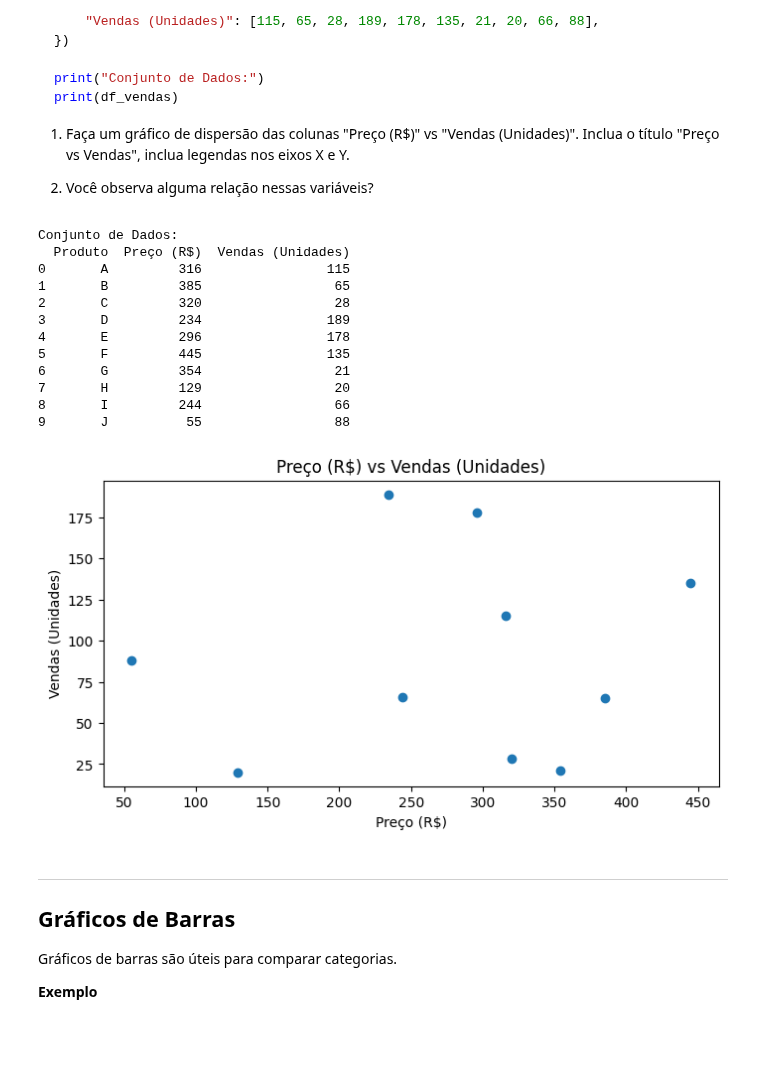
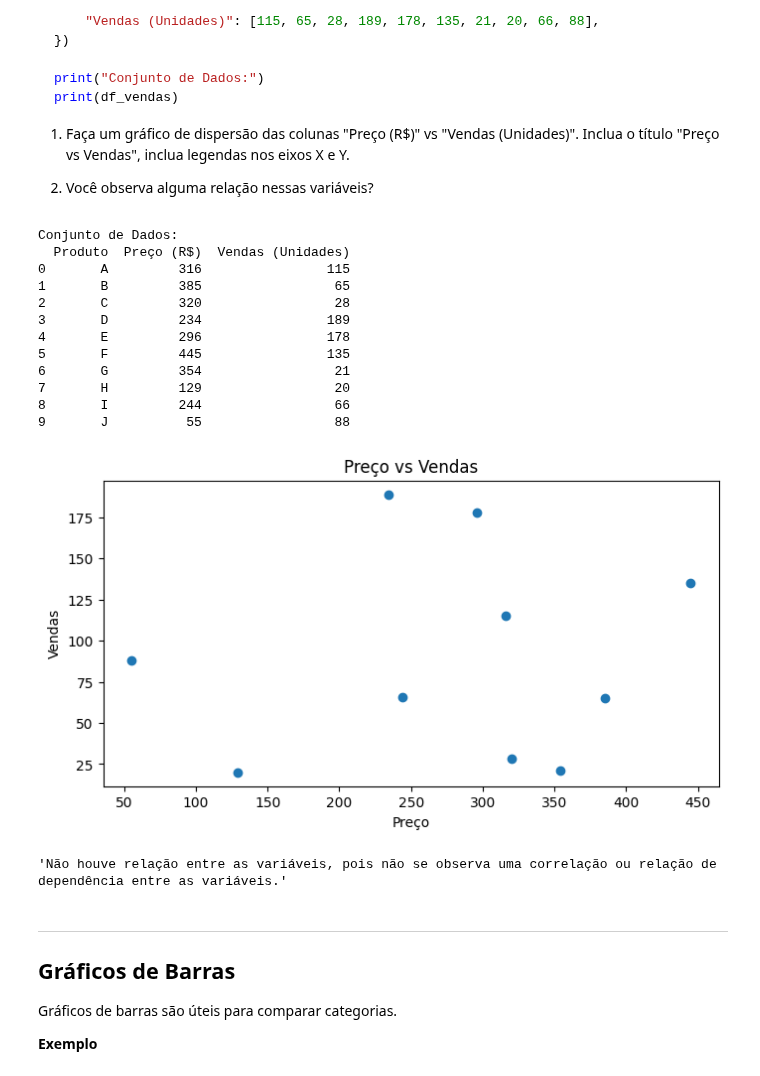
Before and after one commit to py222015328/CEE2, a Jupyter notebook: 14_matplotlib.ipynb, the cells around one changed output. Drawn from its saved outputs; the diff is of its cells as text; code cells hidden in the pictures; blank space fills up the shorter version.

```diff
--- a/14_matplotlib.ipynb
+++ b/14_matplotlib.ipynb
@@ -289,40 +286,40 @@ import numpy as np
 
 np.random.seed(42)
 df_vendas = pd.DataFrame({
     "Produto": ["A", "B", "C", "D", "E", "F", "G", "H", "I", "J"],
     "Preço (R$)": [316, 385, 320, 234, 296, 445, 354, 129, 244, 55],
     "Vendas (Unidades)": [115, 65, 28, 189, 178, 135, 21, 20, 66, 88],
 })
 
 print("Conjunto de Dados:")
 print(df_vendas)
 
 x = df_vendas['Preço (R$)']
 y= df_vendas['Vendas (Unidades)']
 
 plt.figure(figsize=(8,4))
 plt.scatter(x,y)
-plt.title('Preço (R$) vs Vendas (Unidades)')
-plt.xlabel('Preço (R$)')
-plt.ylabel('Vendas (Unidades)')
+plt.title('Preço vs Vendas')
+plt.xlabel('Preço')
+plt.ylabel('Vendas')
 plt.show()
-'''
-Não se observa nenhuma relação entre as variáveis, pois olhando pelo gráfico não houve uma relação de dependência entre as duas variáveis.
-'''
+
+'''Não houve relação entre as variáveis, pois não se observa uma correlação ou relação de dependência entre as variáveis.'''
 # %% [output]
 Conjunto de Dados:
   Produto  Preço (R$)  Vendas (Unidades)
 0       A         316                115
 1       B         385                 65
 2       C         320                 28
 3       D         234                189
 4       E         296                178
 5       F         445                135
 6       G         354                 21
 7       H         129                 20
 8       I         244                 66
 9       J          55                 88
-[figure, old version]
+[figure, new version]
+'Não houve relação entre as variáveis, pois não se observa uma correlação ou relação de dependência entre as variáveis.'
 # %% [markdown]
 ---
 
```
Also changed, not shown: parts of 3 cells of this notebook.
